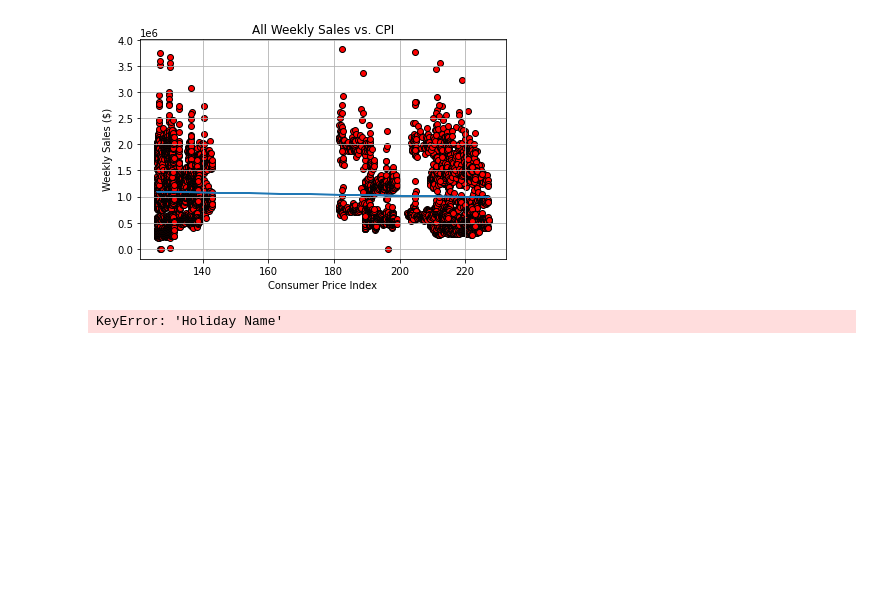
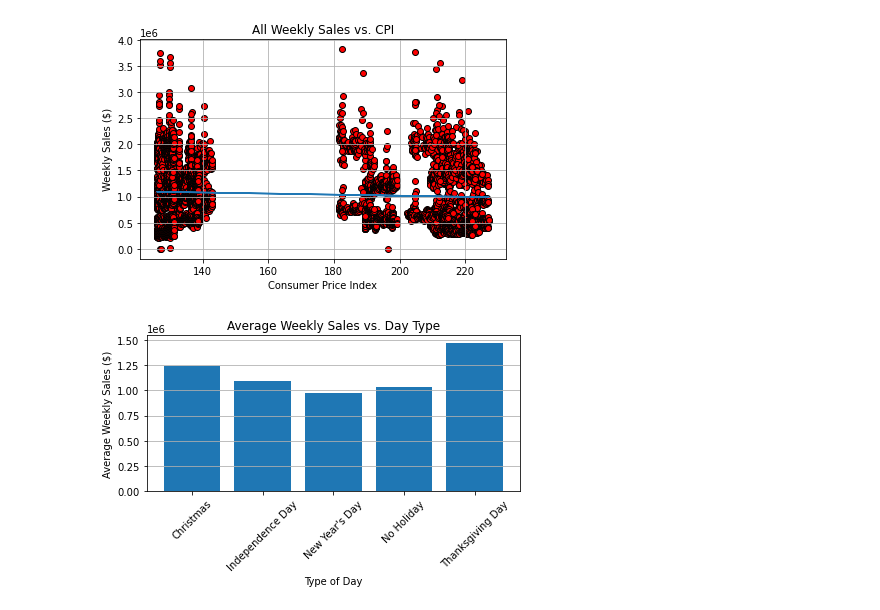
Before and after one commit to beckyydo/Project-1, a Jupyter notebook: fourthnotebook.ipynb, the cells around one changed output. Drawn from its saved outputs; the diff is of its cells as text; code cells hidden in the pictures; blank space fills up the shorter version.

```diff
--- a/fourthnotebook.ipynb
+++ b/fourthnotebook.ipynb
@@ -332,15 +264,15 @@ plt.savefig("Figures/fig12.png")
 [figure]
 # %%
 #AVERAGE WEEKLY SALES BY HOLIDAY
-plt.bar(holi_sum["Holiday Name"],holi_sum["Weekly_Sales"])
+plt.bar(holi_sum.index,holi_sum["Weekly_Sales"])
 plt.xlabel("Type of Day")
 plt.ylabel("Average Weekly Sales ($)")
 plt.xticks(rotation=45)
 plt.title("Average Weekly Sales vs. Day Type")
 plt.grid(axis="y")
 plt.tight_layout()
 plt.savefig("Figures/fig13.png")
 # %% [output]
-KeyError: 'Holiday Name'
+[figure, added]
 # %%
 holiday_data = data.loc[data["Is Holiday"] != "No Holiday"]
```
Also changed, not shown: parts of 14 cells of this notebook, 11 other files.
